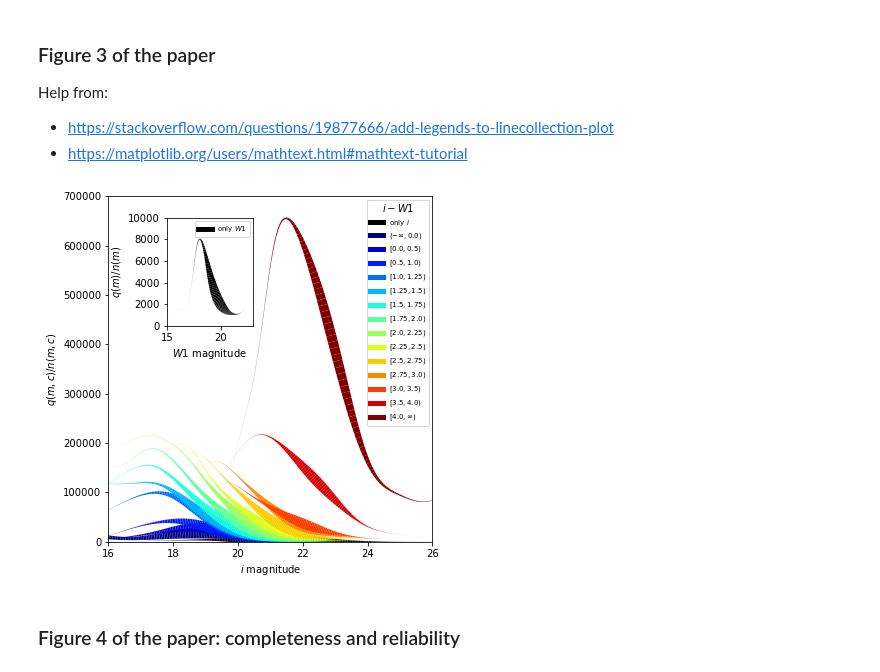
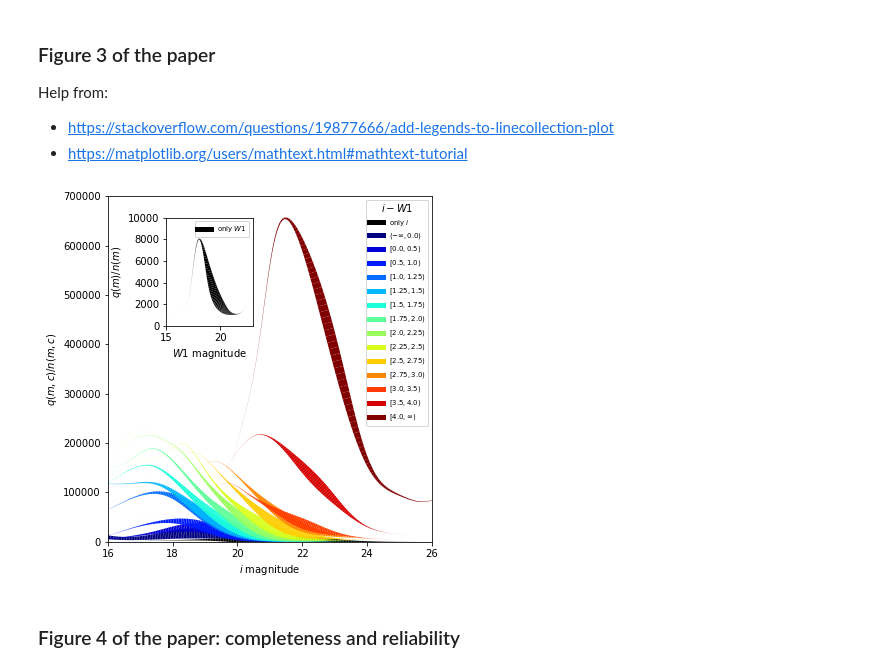
Before and after one commit to nudomarinero/mltier1, a Jupyter notebook: Match_LOFAR_analysis_final.ipynb, the cells around one changed output. Cells and saved outputs as stored; diff of their text form; code cells hidden in the pictures.

Commit message:
Add new numbers and plots for the paper

```diff
--- a/Match_LOFAR_analysis_final.ipynb
+++ b/Match_LOFAR_analysis_final.ipynb
@@ -186,6 +188,9 @@ Help from:
 * https://stackoverflow.com/questions/19877666/add-legends-to-linecollection-plot
 * https://matplotlib.org/users/mathtext.html#mathtext-tutorial
 # %%
+save = False
+save_pdf = True
+
 plt.rcParams["figure.figsize"] = (6, 6)
 
 from matplotlib import cm
@@ -213,6 +218,8 @@ for i, q_m_k in enumerate(q_m):
     #plot(centers[i], q_m_old[i]/n_m_old[i])
     q_m_aux = q_m[i]/np.sum(q_m[i])
     lwidths = (q_m_aux/np.max(q_m_aux)*10).astype(float)
+    if save_pdf and (i<6): # Solve problems with the line with in pdfs
+        lwidths[lwidths < 0.005] = 0
     #print(lwidths)
 
     y_aux = q_m_k/n_m[i]
@@ -300,36 +307,36 @@ inset.legend([proxy], ["only $W1$"], fontsize="x-small")
 a.legend(proxies, ["only $i$",
                    "$(-\infty, 0.0)$",
                    "$[0.0, 0.5)$",
                    "$[0.5, 1.0)$",
                    "$[1.0, 1.25)$",
                    "$[1.25, 1.5)$",
                    "$[1.5, 1.75)$",
                    "$[1.75, 2.0)$",
                    "$[2.0, 2.25)$",
                    "$[2.25, 2.5)$",
                    "$[2.5, 2.75)$",
                    "$[2.75, 3.0)$",
                    "$[3.0, 3.5)$",
                    "$[3.5, 4.0)$",
                    "$[4.0, \infty)$"],
         fontsize="x-small",
         title="$i-W1$")
 
 subplots_adjust(left=0.15,
                 bottom=0.1,
                 right=0.9,
                 top=0.9,
                 wspace=0.4,
                 hspace=0.2)
 
-save = True
 if save:
     plt.savefig("idata/q_n_m.png")
     plt.savefig("idata/q_n_m.svg")
+    plt.savefig("idata/q_n_m_high.png", dpi=800)
+if save_pdf:
     plt.savefig("idata/q_n_m.pdf")
-    plt.savefig("idata/q_n_m_high.png", dpi=800)
 # %% [output]
-[figure, old version]
+[figure, new version]
 # %% [markdown]
 ### Figure 4 of the paper: completeness and reliability
 # %%
```
Also changed, not shown: parts of 35 cells of this notebook.
